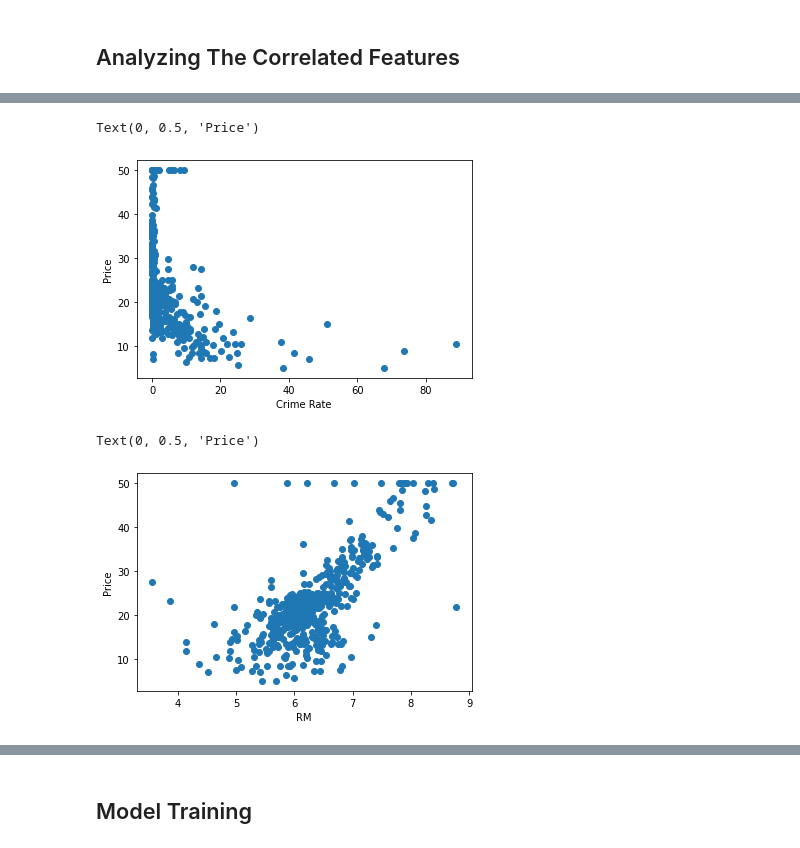
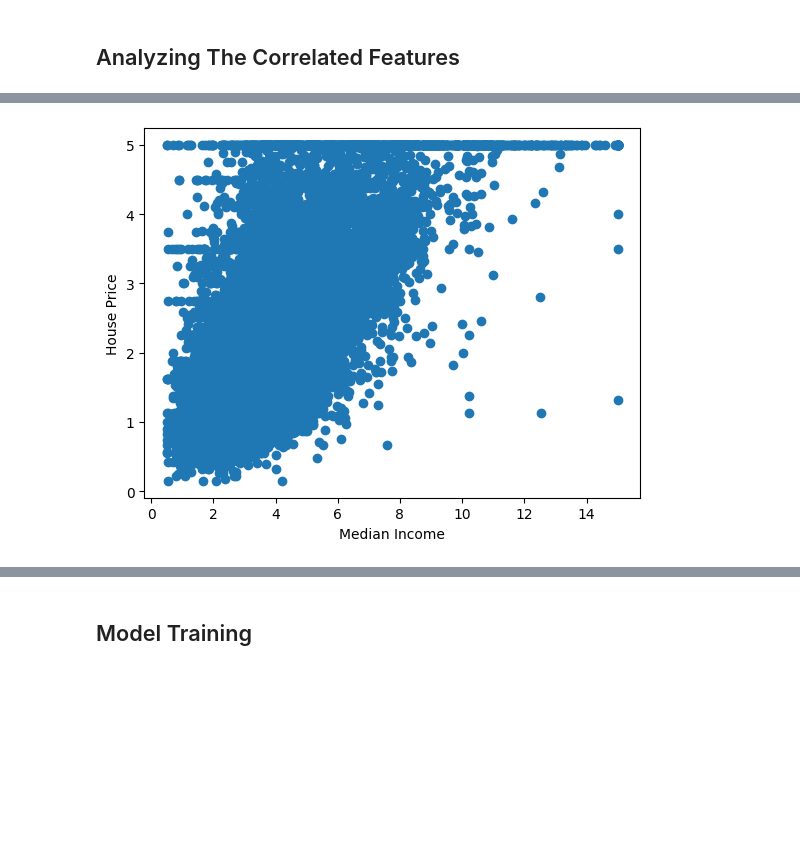
Before and after one commit to Avibadola510/hpp, a Jupyter notebook: Linear Regression ML Implementation.ipynb, the cells around one changed output, grey strips where cells are left out. Drawn from its saved outputs; the diff is of its cells as text; code cells hidden in the pictures; blank space fills up the shorter version.

```diff
--- a/Linear Regression ML Implementation.ipynb
+++ b/Linear Regression ML Implementation.ipynb
@@ -10,5 +12,5 @@ from sklearn.datasets import load_boston
 # %%
-boston=load_boston()
+boston=fetch_california_housing()
 # %%
 boston.keys()
 # %% [output]
@@ -73,6 +64,7 @@ print(boston.feature_names)
 ## Preparing The Dataset
 # %%
 dataset=pd.DataFrame(boston.data,columns=boston.feature_names)
+dataset["Price"]=boston.target
 # %%
 dataset.head()
 # %% [output]
@@ -194,14 +170,7 @@ dataset.corr()
 # %%
-plt.scatter(dataset['CRIM'],dataset['Price'])
-plt.xlabel("Crime Rate")
-plt.ylabel("Price")
+plt.scatter(dataset['MedInc'], dataset['Price'])
+plt.xlabel("Median Income")
+plt.ylabel("House Price")
+plt.show()
 # %% [output]
-Text(0, 0.5, 'Price')
-[figure, old version]
+[figure, new version]
-# %%
-plt.scatter(dataset['RM'],dataset['Price'])
-plt.xlabel("RM")
-plt.ylabel("Price")
-# %% [output]
-Text(0, 0.5, 'Price')
-[figure, removed]
```
Also changed, not shown: parts of 50 cells of this notebook, 4 other files.
